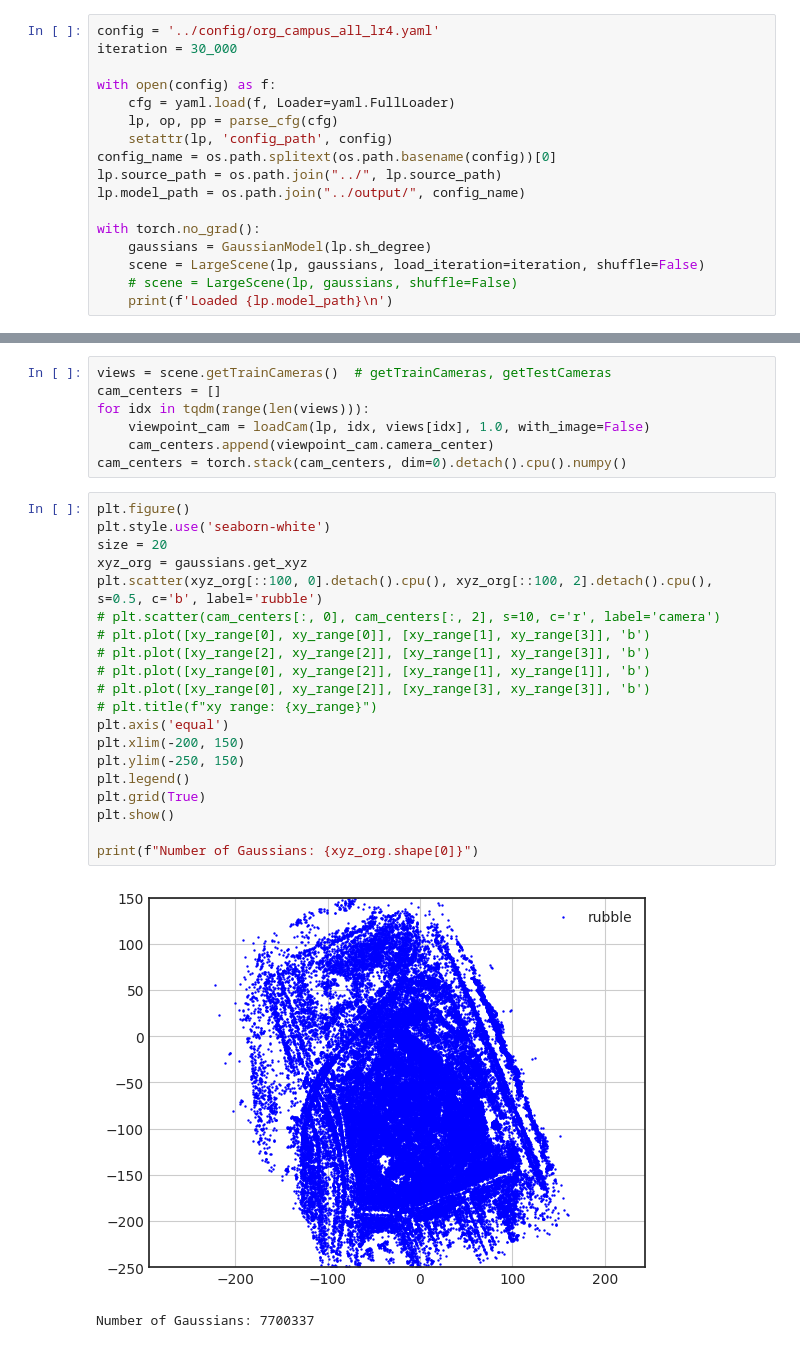
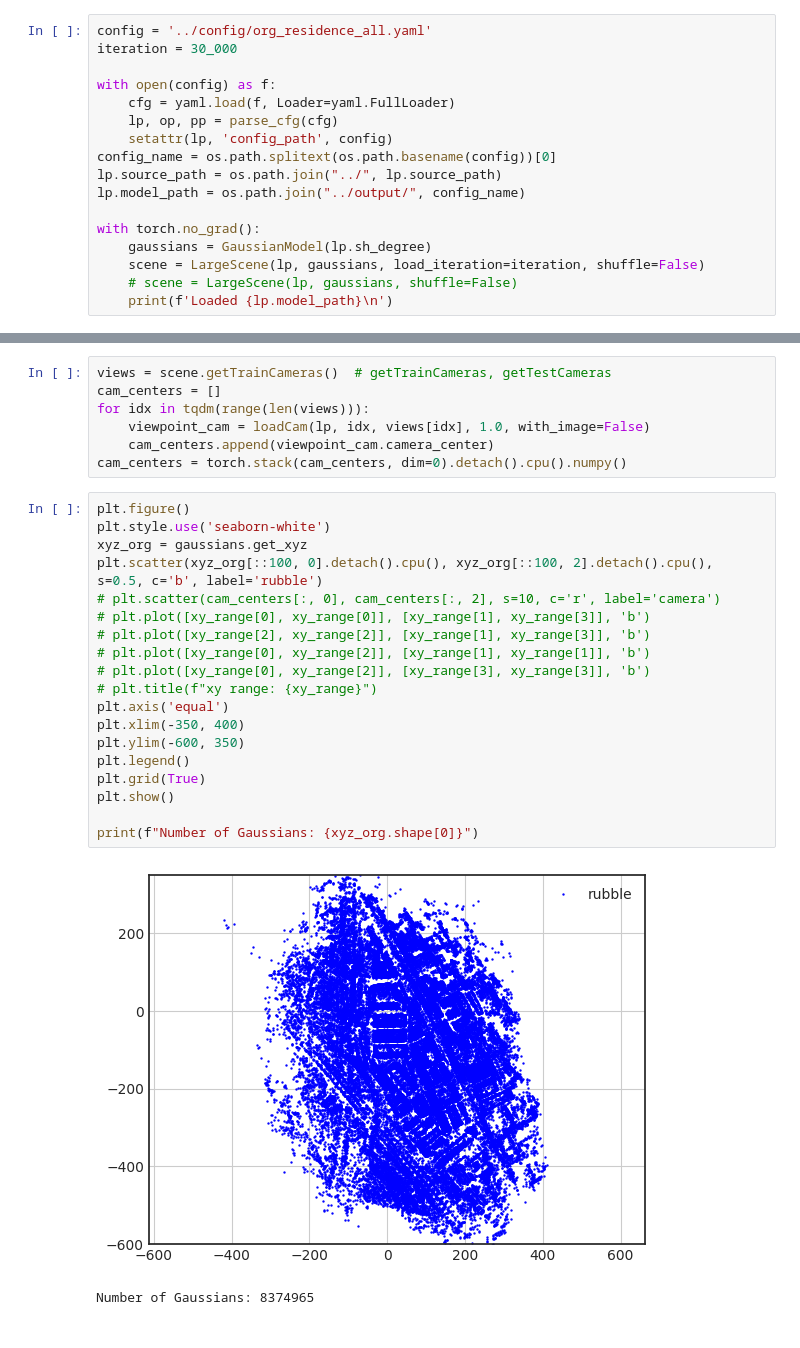
Before and after one commit to DekuLiuTesla/CityGaussian, a Jupyter notebook: notebooks/block_analysis_campus.ipynb, the cells around one changed output, grey strips where cells are left out. Saved outputs shown, nothing was run; the diff lists cells and outputs as text.

```diff
--- a/notebooks/block_analysis_campus.ipynb
+++ b/notebooks/block_analysis_campus.ipynb
@@ -109,7 +109,7 @@ def loadCam(args, id, cam_info, resolution_scale, with_image=True):
                   image=gt_image, gt_alpha_mask=loaded_mask,
                   image_name=cam_info.image_name, uid=id, data_device=args.data_device)
 # %%
-config = '../config/org_campus_all_lr4.yaml'
+config = '../config/org_residence_all.yaml'
 iteration = 30_000
 
 with open(config) as f:
@@ -230,26 +230,25 @@ cam_centers = torch.stack(cam_centers, dim=0).detach().cpu().numpy()
 # %%
 plt.figure()
 plt.style.use('seaborn-white')
-size = 20
 xyz_org = gaussians.get_xyz
 plt.scatter(xyz_org[::100, 0].detach().cpu(), xyz_org[::100, 2].detach().cpu(), s=0.5, c='b', label='rubble')
 # plt.scatter(cam_centers[:, 0], cam_centers[:, 2], s=10, c='r', label='camera')
 # plt.plot([xy_range[0], xy_range[0]], [xy_range[1], xy_range[3]], 'b')
 # plt.plot([xy_range[2], xy_range[2]], [xy_range[1], xy_range[3]], 'b')
 # plt.plot([xy_range[0], xy_range[2]], [xy_range[1], xy_range[1]], 'b')
 # plt.plot([xy_range[0], xy_range[2]], [xy_range[3], xy_range[3]], 'b')
 # plt.title(f"xy range: {xy_range}")
 plt.axis('equal')
-plt.xlim(-200, 150)
-plt.ylim(-250, 150)
+plt.xlim(-350, 400)
+plt.ylim(-600, 350)
 plt.legend()
 plt.grid(True)
 plt.show()
 
 print(f"Number of Gaussians: {xyz_org.shape[0]}")
 # %% [output]
-[figure, old version]
+[figure, new version]
-Number of Gaussians: 7700337
+Number of Gaussians: 8374965
 # %%
 # 17, 0.05 1169
 # 17, 0.075 753
```
Also changed, not shown: parts of 5 cells of this notebook.
